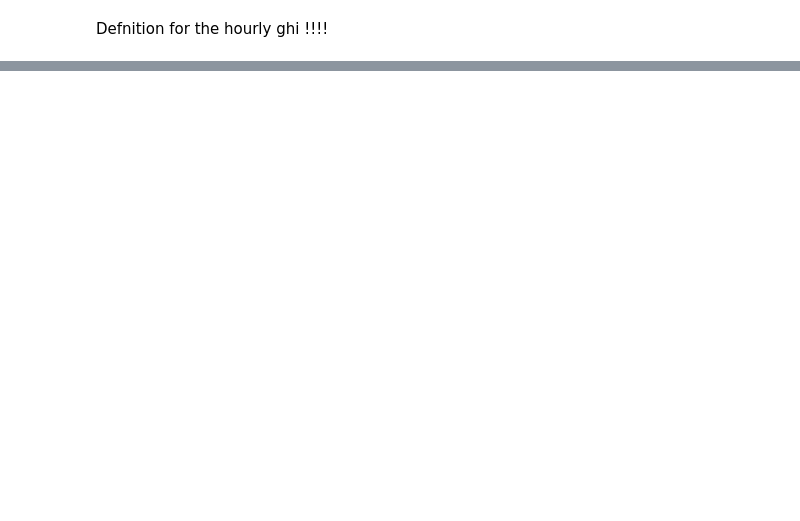
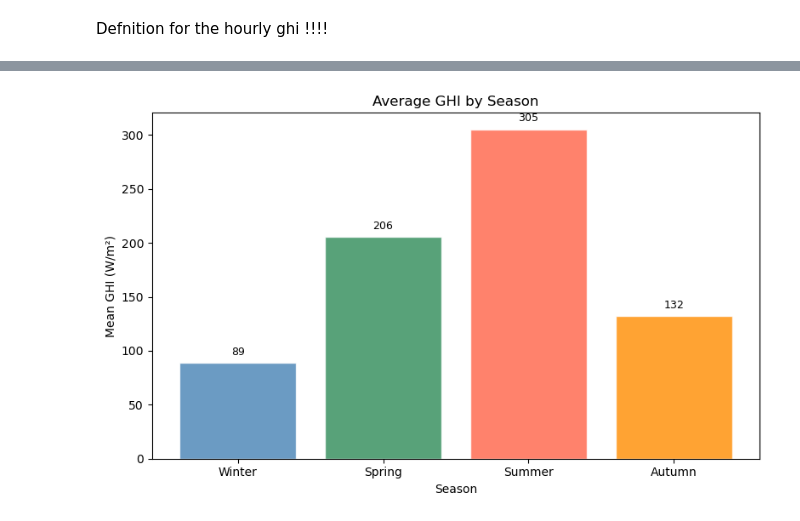
Before and after one commit to Smuthusivam/solar-irradiance-thesis, a Jupyter notebook: notebooks/01_data_preprocessing.ipynb, the cells around one changed output, grey strips where cells are left out. Drawn from its saved outputs; the diff is of its cells as text; code cells hidden in the pictures; blank space fills up the shorter version.

```diff
--- a/notebooks/01_data_preprocessing.ipynb
+++ b/notebooks/01_data_preprocessing.ipynb
@@ -310,0 +320,31 @@ Defnition for the hourly ghi !!!!
+# %%
+def season(month):
+    if month in [12,1,2]:
+        return 'Winter'
+    elif month in [3,4,5]:
+        return 'Spring'
+    elif month in [6,7,8]:
+        return 'Summer'
+    else :
+        return 'Autumn'
+df['Season']=df.index.month.map(season)
+# %%
+season_order = ['Winter', 'Spring', 'Summer', 'Autumn']
+colors = ['steelblue', 'seagreen', 'tomato', 'darkorange']
+season_means = [df[df['Season'] == s]['GHI'].mean() for s in season_order]
+
+plt.figure(figsize=(8, 5))
+bars = plt.bar(season_order, season_means, color=colors,
+               edgecolor='white', alpha=0.8)
+for bar, val in zip(bars, season_means):
+    plt.text(bar.get_x() + bar.get_width()/2,
+             bar.get_height() + 5,
+             f'{val:.0f}', ha='center', va='bottom', fontsize=9)
+plt.title('Average GHI by Season')
+plt.xlabel('Season')
+plt.ylabel('Mean GHI (W/m²)')
+plt.tight_layout()
+plt.savefig('../outputs/figures/ghi_by_season_bar.png', dpi=150)
+plt.show()
+# %% [output]
+[figure, added]
```
Also changed, not shown: parts of 41 cells of this notebook.
